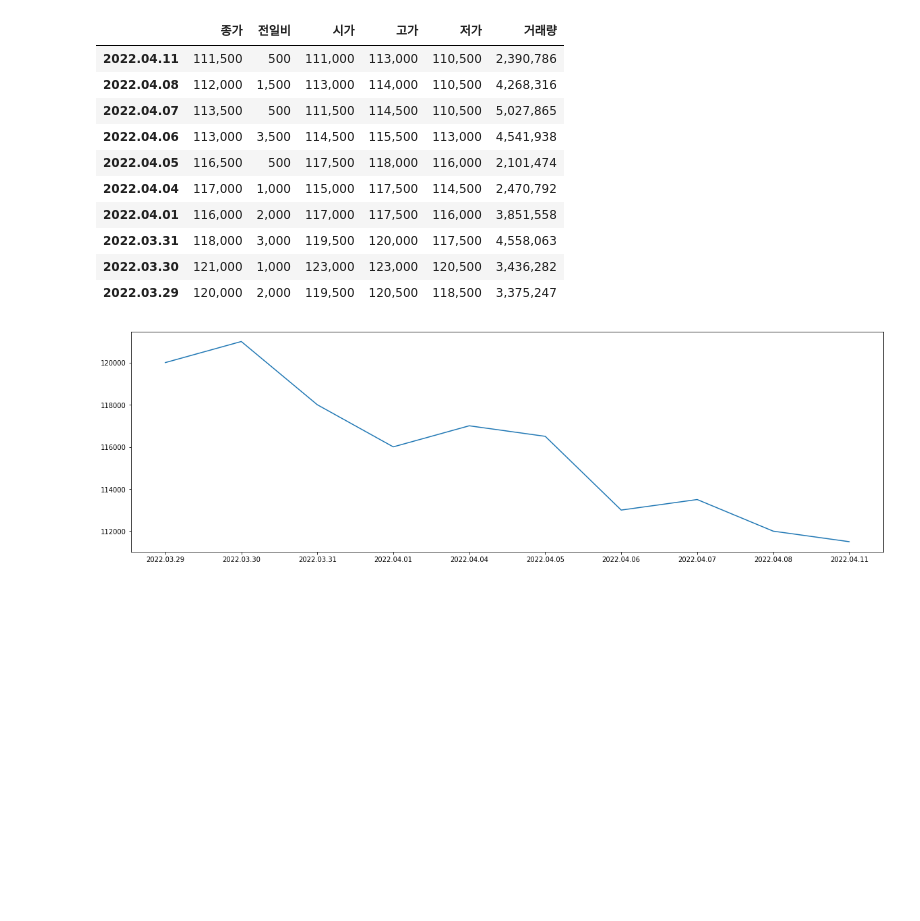
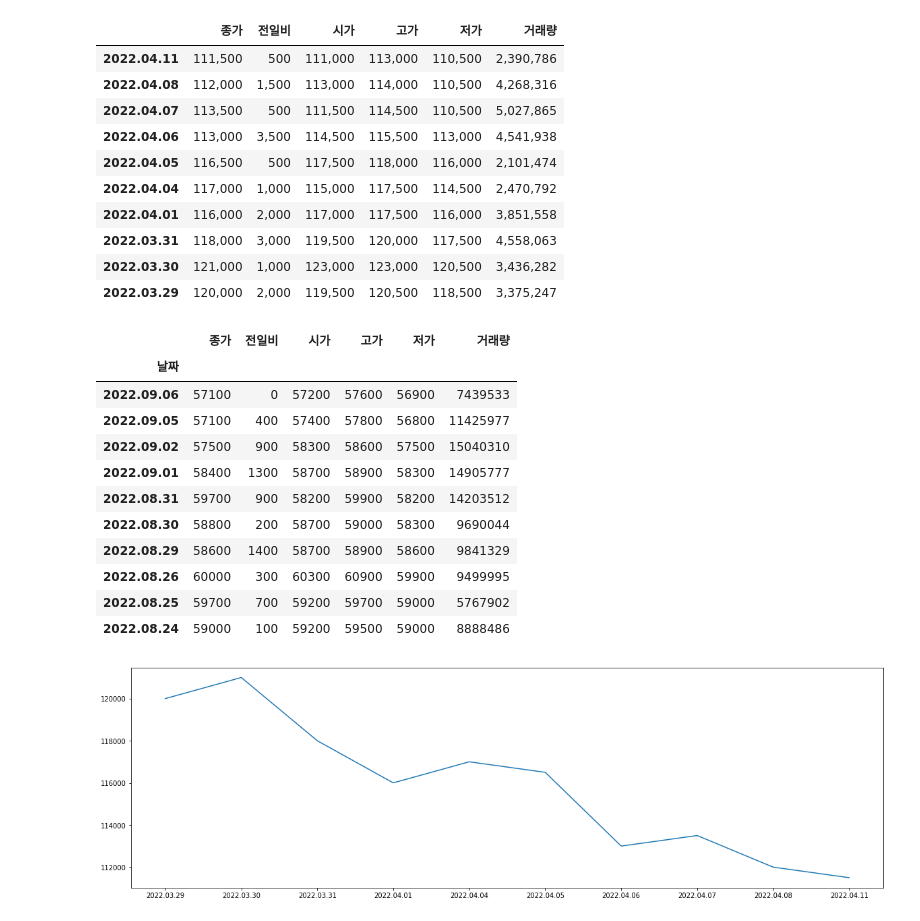
Before and after one commit to sainthm/MGS_AI_DS, a Jupyter notebook: web_crawling/06_python_crawler.ipynb, the cells around one changed output. Drawn from its saved outputs; the diff is of its cells as text; code cells hidden in the pictures; blank space fills up the shorter version.

```diff
--- a/web_crawling/06_python_crawler.ipynb
+++ b/web_crawling/06_python_crawler.ipynb
@@ -635,0 +700,15 @@ df = pd.DataFrame(data,
+# %%
+data_list = []
+# 정보선별
+for item in html.select('span.tah'): #tah p10 gray03
+    data_list.append(item.text.strip().replace(',', ''))
+
+data_list
+
+data = np.array(data_list).reshape(-1, 7)
+data
+
+df = pd.DataFram(data,
+                columns=col_nm)
+df.set_index('날짜', inplace=True)
+df
@@ -699,6 +836,65 @@ pd.concat(df, temp_df)
 | 2022.03.31 | 118,000 | 3,000 | 119,500 | 120,000 | 117,500 | 4,558,063 |
 | 2022.03.30 | 121,000 | 1,000 | 123,000 | 123,000 | 120,500 | 3,436,282 |
 | 2022.03.29 | 120,000 | 2,000 | 119,500 | 120,500 | 118,500 | 3,375,247 |
+# %%
+# 다른 풀이 방법
+
+# 동적페이지의 숨은 URL
+# 동적페이지에 요청을 할 때 웹 정책에 필요한 정보를 같이 전달을 해줘야 함.
+data_list = []
+
+# url 정의
+url = "https://finance.naver.com/item/sise_day.naver?code=005930&page=1"
+header = {
+    "referer" : "https://finance.naver.com/item/fchart.naver?code=005930",
+    "user-agent" : "Mozilla/5.0 (Macintosh; Intel Mac OS X 10_15_7) AppleWebKit/537.36 (KHTML, like Gecko) Chrome/104.0.0.0 Safari/537.36"
+}
+
+# 레퍼러정보: 유저가 해당페이지에 요청하기 전 머물렀던 이전 페이지 주소
+# 유저에이전트: 로컬컴퓨터 브라우저 사양 (로봇이냐 아니냐)
+
+
+# requests 요청시에 헤더정보 추가
+resp = requests.get(url, headers=header)
+
+resp.text
+# html 변환
+html = BeautifulSoup(resp.text, 'html.parser')
+
+# 정보선별
+for item in html.select('span.tah'): #tah p10 gray03
+    data_list.append(item.text.strip().replace(',', ''))
+
+# data_list
+
+# list comprehension 활용
+col_nm = [item.text for item in html.select('th')]
+# col_nm
+
+
+# numpy 활용
+data = np.array(data_list).reshape(-1, 7)
+# data
+
+
+# DataFrame 활용
+df = pd.DataFrame(data,
+                columns=col_nm)
+df.set_index('날짜', inplace=True)
+df
+# %% [output]
+|  | 종가 | 전일비 | 시가 | 고가 | 저가 | 거래량 |
+| 날짜 |  |  |  |  |  |  |
+| 2022.09.06 | 57100 | 0 | 57200 | 57600 | 56900 | 7439533 |
+| 2022.09.05 | 57100 | 400 | 57400 | 57800 | 56800 | 11425977 |
+| 2022.09.02 | 57500 | 900 | 58300 | 58600 | 57500 | 15040310 |
+| 2022.09.01 | 58400 | 1300 | 58700 | 58900 | 58300 | 14905777 |
+| 2022.08.31 | 59700 | 900 | 58200 | 59900 | 58200 | 14203512 |
+| 2022.08.30 | 58800 | 200 | 58700 | 59000 | 58300 | 9690044 |
+| 2022.08.29 | 58600 | 1400 | 58700 | 58900 | 58600 | 9841329 |
+| 2022.08.26 | 60000 | 300 | 60300 | 60900 | 59900 | 9499995 |
+| 2022.08.25 | 59700 | 700 | 59200 | 59700 | 59000 | 5767902 |
+| 2022.08.24 | 59000 | 100 | 59200 | 59500 | 59000 | 8888486 |
 # %%
 # 종가 그래프 출력(str)
 # %% [output]
```
Also changed, not shown: parts of 11 cells of this notebook.
